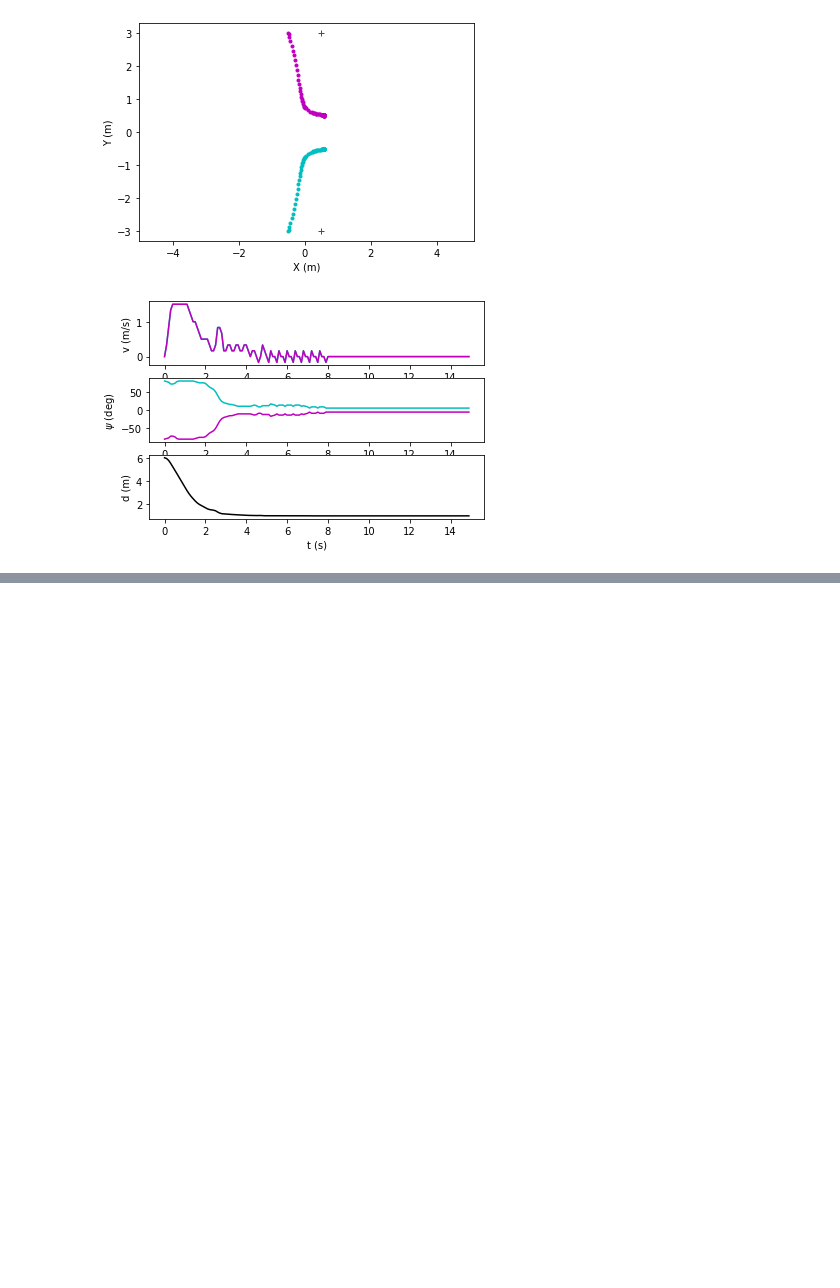
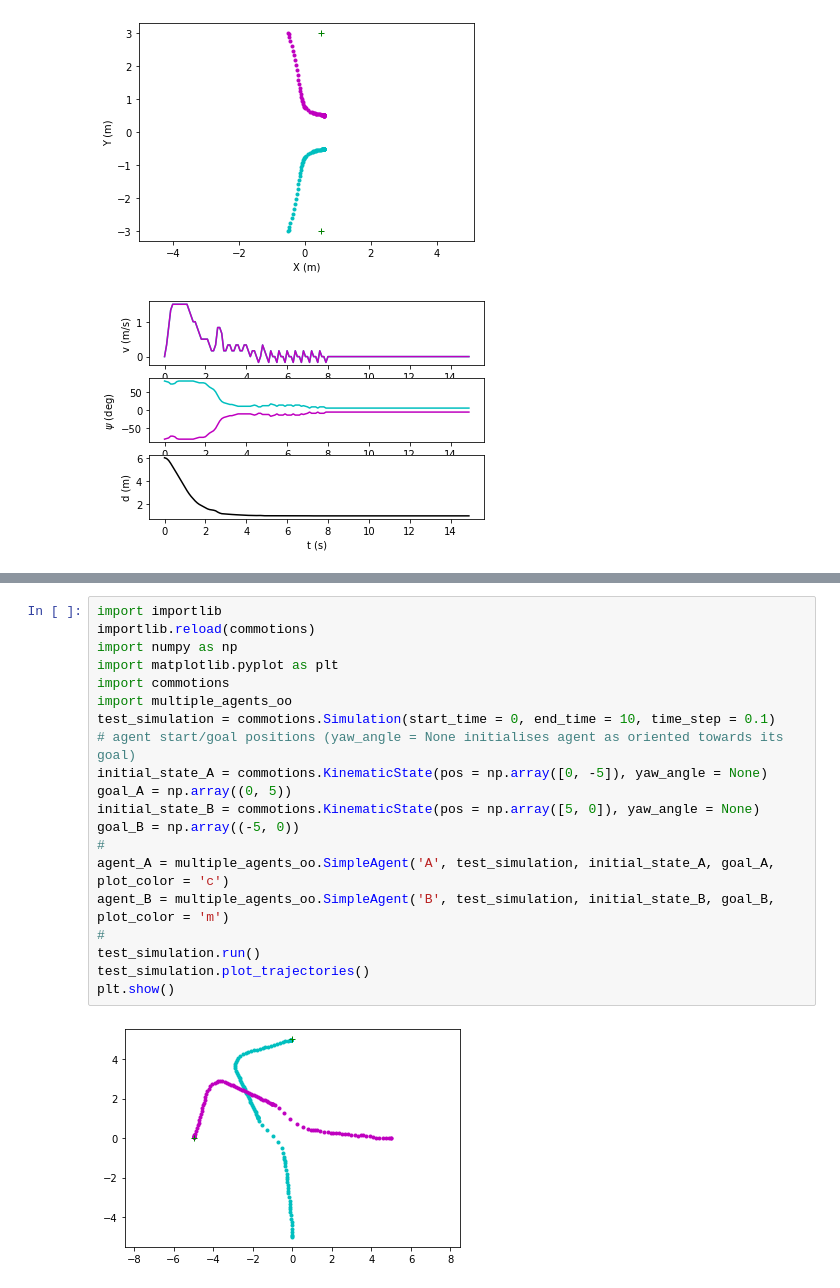
Before and after one commit to gmarkkula/COMMOTIONSFramework, a Jupyter notebook: First simple test.ipynb, the cells around one changed output, grey strips where cells are left out. Saved outputs shown, nothing was run; the diff lists cells and outputs as text; blank space fills up the shorter version.

```diff
--- a/First simple test.ipynb
+++ b/First simple test.ipynb
@@ -93,0 +79,22 @@ True
+# %%
+import importlib
+importlib.reload(commotions)
+import numpy as np
+import matplotlib.pyplot as plt
+import commotions
+import multiple_agents_oo
+test_simulation = commotions.Simulation(start_time = 0, end_time = 10, time_step = 0.1)
+# agent start/goal positions (yaw_angle = None initialises agent as oriented towards its goal)
+initial_state_A = commotions.KinematicState(pos = np.array([0, -5]), yaw_angle = None)
+goal_A = np.array((0, 5))
+initial_state_B = commotions.KinematicState(pos = np.array([5, 0]), yaw_angle = None)
+goal_B = np.array((-5, 0))
+#
+agent_A = multiple_agents_oo.SimpleAgent('A', test_simulation, initial_state_A, goal_A, plot_color = 'c')
+agent_B = multiple_agents_oo.SimpleAgent('B', test_simulation, initial_state_B, goal_B, plot_color = 'm')
+#
+test_simulation.run()
+test_simulation.plot_trajectories()
+plt.show()
+# %% [output]
+[figure, added]
```
Also changed, not shown: parts of 7 cells of this notebook, 2 other files.
